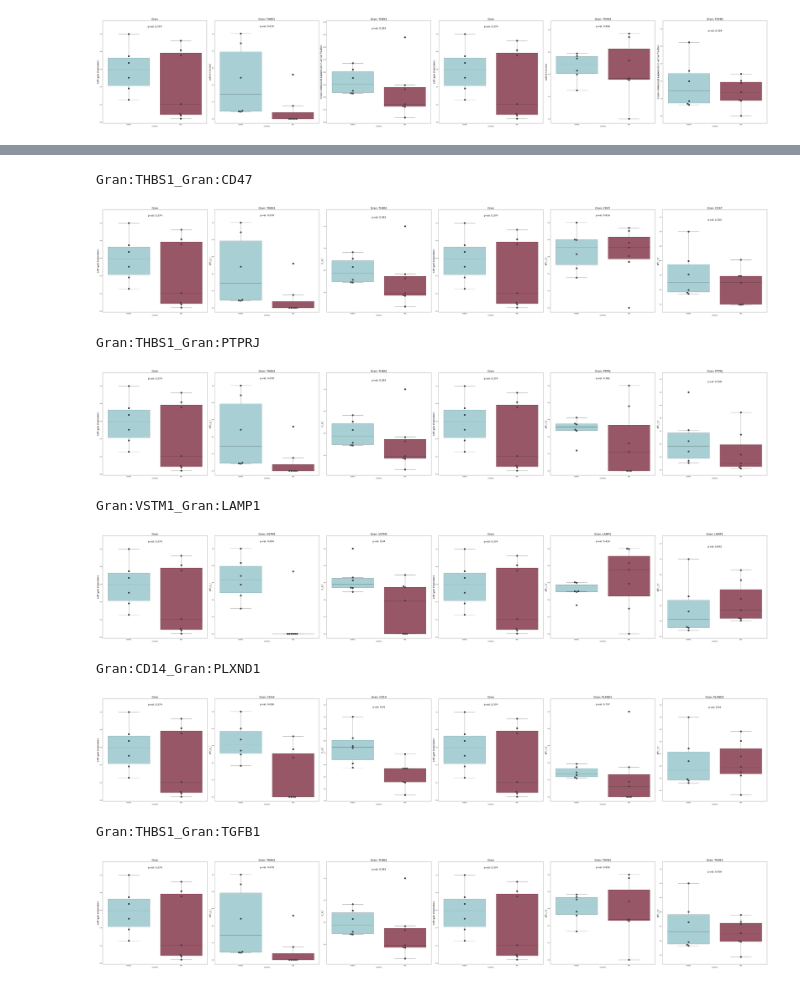
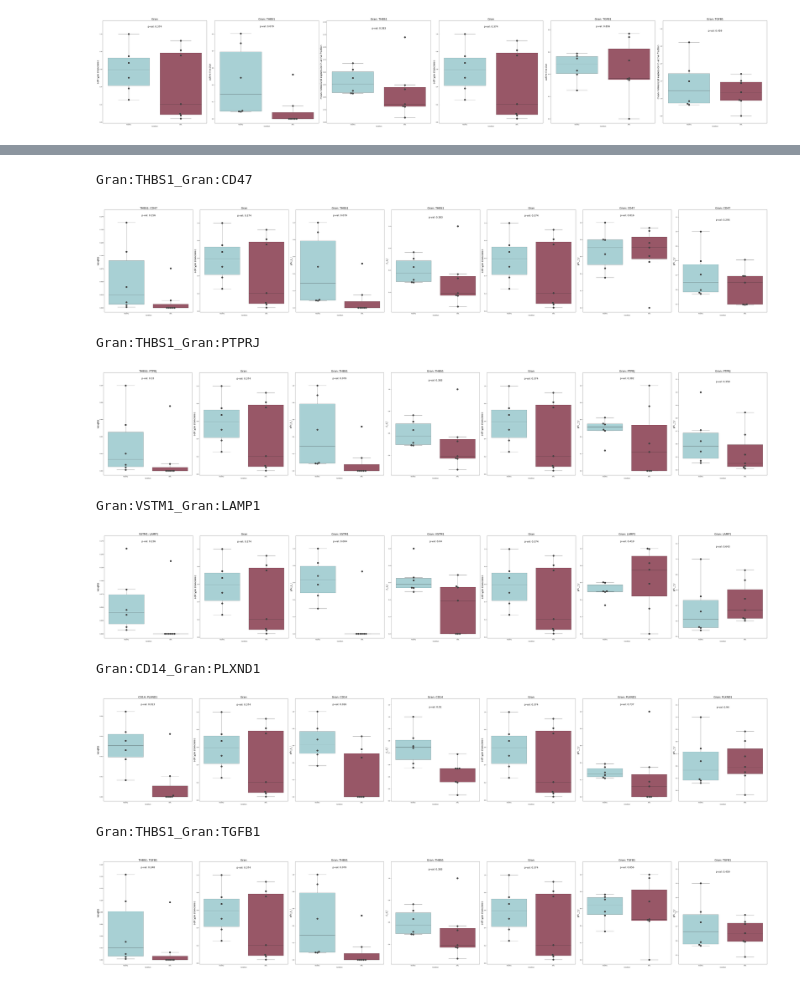
Before and after one commit to SoloveyMaria/community, a Jupyter notebook: docs/showcase_notebooks/Lasry/boxplots_Maria.ipynb, the cells around one changed output, grey strips where cells are left out. Drawn from its saved outputs; the diff is of its cells as text; code cells hidden in the pictures.

Commit message:
weight boxplots

```diff
--- a/docs/showcase_notebooks/Lasry/boxplots_Maria.ipynb
+++ b/docs/showcase_notebooks/Lasry/boxplots_Maria.ipynb
@@ -21,6 +21,7 @@ df_phi_s_l =  pd.read_csv(input_dir + "interactions_phi_s_l.csv", index_col=0)
 
 df_p_r_r = pd.read_csv(input_dir + "interactions_p_r_r.csv", index_col=0)
 df_p_s_l = pd.read_csv(input_dir + "interactions_p_s_l.csv", index_col=0)
+df_weights = pd.read_csv(input_dir + "interactions_weights.csv", index_col=0)
 # %% [markdown]
 ## Define Functions
 # %%
@@ -252,7 +253,7 @@ plot_interaction('Gran:THBS1_Gran:TGFB1', df_rho_s, df_rho_r, df_a_s, df_a_r, df
 # %% [output]
 [figure]
 # %%
-def plot_phi_p(interaction_name_variable,df_rho_s, df_phi_s_l, df_p_s_l, df_rho_r, df_phi_r_r, df_p_r_r):
+def plot_phi_p(interaction_name_variable,df_rho_s, df_phi_s_l, df_p_s_l, df_rho_r, df_phi_r_r, df_p_r_r, df_weights):
 
     # Split into sender and receiver parts
     sender_info, receiver_info = interaction_name_variable.split('_')
@@ -268,7 +269,8 @@ def plot_phi_p(interaction_name_variable,df_rho_s, df_phi_s_l, df_p_s_l, df_rho_
         'phi_r_r': f"{receiver}: {receiver_receptor}",
         'phi_s_l': f"{sender}: {sender_ligand}",
         'p_r_r': f"{receiver}: {receiver_receptor}",
-        'p_s_l': f"{sender}: {sender_ligand}"
+        'p_s_l': f"{sender}: {sender_ligand}",
+        'weights': f"{sender_ligand}: {receiver_receptor}"
     }
 
     # New dictionary for the y-axis labels
@@ -278,16 +280,17 @@ def plot_phi_p(interaction_name_variable,df_rho_s, df_phi_s_l, df_p_s_l, df_rho_
         'phi_s_l': "phi_s_l",
         'p_s_l': "p_s_l",
         'phi_r_r': "phi_r_r",
-        'p_r_r': "phi_r_r"
+        'p_r_r': "phi_r_r",
+        'weights': "weights"
     }
 
-    fig, axes = plt.subplots(1, 6, figsize=(72, 12))
+    fig, axes = plt.subplots(1, 7, figsize=(72, 12))
 
     # DataFrames and their corresponding label keys
 
-    dfs = [df_rho_s, df_phi_s_l, df_p_s_l, df_rho_r, df_phi_r_r, df_p_r_r]
+    dfs = [df_weights, df_rho_s, df_phi_s_l, df_p_s_l, df_rho_r, df_phi_r_r, df_p_r_r]
 
-    label_keys = ["rho_s","phi_s_l", 'p_s_l', 'rho_r', 'phi_r_r', 'p_r_r']
+    label_keys = ["weights","rho_s","phi_s_l", 'p_s_l', 'rho_r', 'phi_r_r', 'p_r_r']
 
 
     for ax, df, label_key in zip(axes, dfs, label_keys):
@@ -327,15 +335,15 @@ df_p_r_r[df_p_r_r.index=="Gran:THBS1_Gran:CD47"]
 # %%
 for each_id in gran_gran:
     print(each_id)
-    plot_phi_p(each_id, df_rho_s, df_phi_s_l, df_p_s_l, df_rho_r, df_phi_r_r, df_p_r_r)
+    plot_phi_p(each_id, df_rho_s, df_phi_s_l, df_p_s_l, df_rho_r, df_phi_r_r, df_p_r_r, df_weights)
 # %% [output]
 Gran:THBS1_Gran:CD47
-[figure, old version]
+[figure, new version]
 Gran:THBS1_Gran:PTPRJ
-[figure, old version]
+[figure, new version]
 Gran:VSTM1_Gran:LAMP1
-[figure, old version]
+[figure, new version]
 Gran:CD14_Gran:PLXND1
-[figure, old version]
+[figure, new version]
 Gran:THBS1_Gran:TGFB1
-[figure, old version]
+[figure, new version]
```
Also changed, not shown: parts of 4 cells of this notebook, 3 other files.
